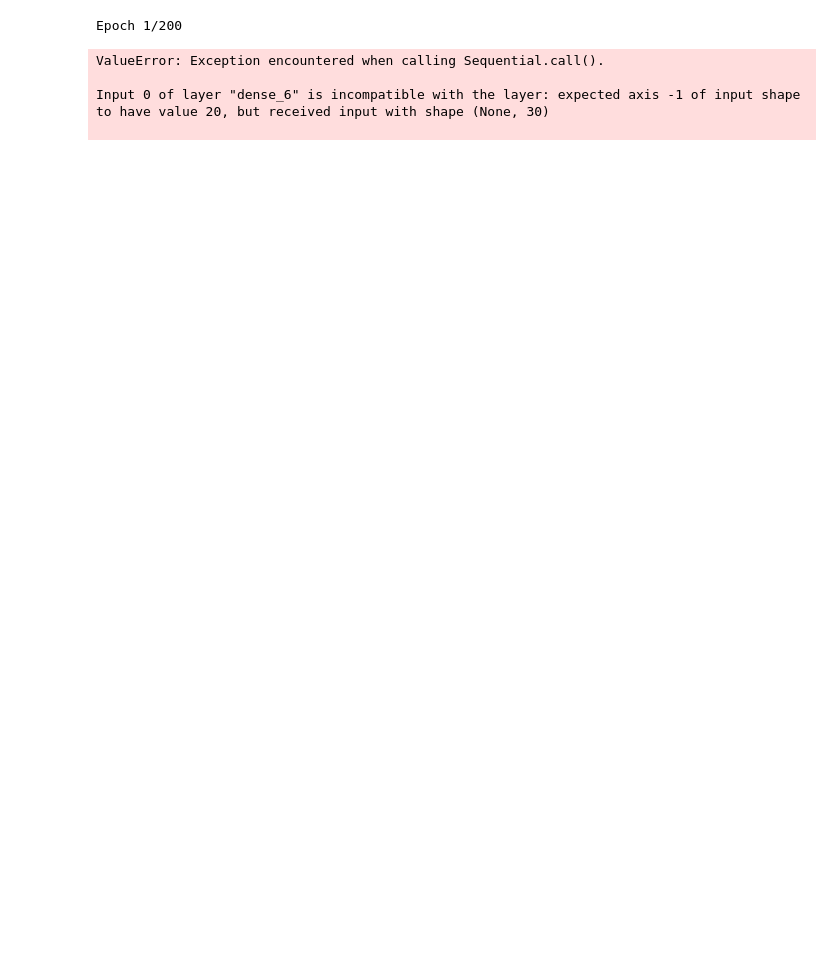
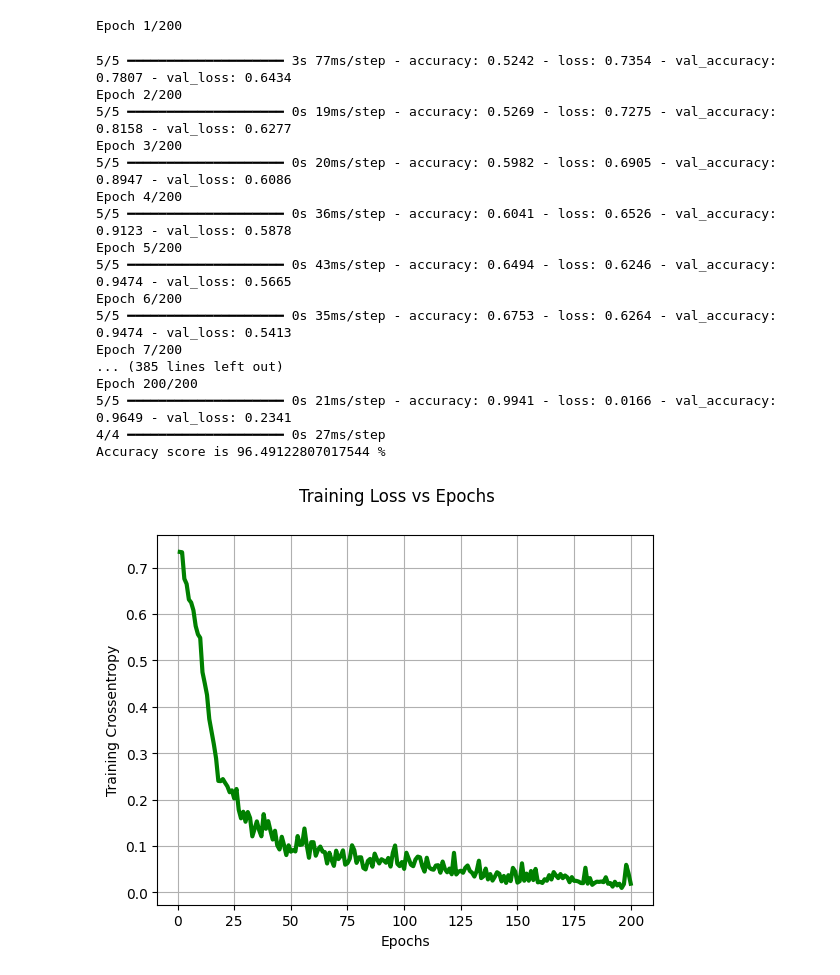
Before and after one commit to aashish3808/generative-ai-for-beginners, a Jupyter notebook: Breast_cancer.ipynb, the cells around one changed output. Cells and saved outputs as stored; diff of their text form; code cells hidden in the pictures; blank space fills up the shorter version.

```diff
--- a/Breast_cancer.ipynb
+++ b/Breast_cancer.ipynb
@@ -30,22 +30,20 @@ oh = OneHotEncoder()
 ytrain = oh.fit_transform(ytrain).toarray()
 
 model = Sequential()
-model.add(Dense(64, input_shape=(20,), activation="relu"))
+model.add(Dense(64, input_shape=(30,), activation="relu"))
 model.add(Dropout(0.5))
 model.add(Dense(128, activation="relu"))
-model.add(Dropout(0.5))
-model.add(Dense(64, activation="relu"))
 model.add(Dropout(0.5))
 model.add(Dense(32, activation="relu"))
 model.add(Dropout(0.5))
 model.add(Dense(16, activation="relu"))
 model.add(Dropout(0.5))
-model.add(Dense(4, activation="softmax"))
+model.add(Dense(2, activation="softmax"))
 model.compile(loss="categorical_crossentropy", optimizer="adam", metrics=["accuracy"])
 
 
-#ytestoh = oh.fit_transform(ytest).toarray()
-history = model.fit(Xtrain, ytrain, epochs=200, batch_size=100, validation_data=(Xtest,ytrain))
+ytestoh = oh.fit_transform(ytest).toarray()
+history = model.fit(Xtrain, ytrain, epochs=200, batch_size=100, validation_data=(Xtest,ytestoh))
 
 ypred = model.predict(Xtest)
 ypred = np.argmax(ypred,axis=1)
@@ -73,34 +71,48 @@ plt.grid(1,which='both')
 plt.suptitle('Training Accuracy vs Epochs')
 plt.show()
 
 
 import matplotlib.pyplot as plt
 plt.plot(range(1, len(history.history['loss']) + 1), history.history['val_loss'],'g-.',linewidth=3)
 plt.xlabel('Epochs')
 plt.ylabel('Validation Crossentropy')
 plt.grid(1,which='both')
 plt.suptitle('Validation Loss vs Epochs')
 plt.show()
 
 
 
 import matplotlib.pyplot as plt
 plt.plot(range(1, len(history.history['loss']) + 1), history.history['val_accuracy'],'b-.',linewidth=3)
 plt.xlabel('Epochs')
 plt.ylabel('Validation Accuracy')
 plt.grid(1,which='both')
 plt.suptitle('Validation Accuracy vs Epochs')
 plt.show()
 
 # model = Sequential()
 # model.add(Dense(128, input_dim=20, activation="relu"))
 # model.add(Dense(64, activation="relu"))
 # model.add(Dense(16, activation="relu"))
 # model.add(Dense(4, activation="softmax"))
 # model.compile(loss="categorical_crossentropy", optimizer="adam", metrics=["accuracy"])
 # %% [output]
 Epoch 1/200
-ValueError: Exception encountered when calling Sequential.call().
-
-Input 0 of layer "dense_6" is incompatible with the layer: expected axis -1 of input shape to have value 20, but received input with shape (None, 30)
-
+5/5 ━━━━━━━━━━━━━━━━━━━━ 3s 77ms/step - accuracy: 0.5242 - loss: 0.7354 - val_accuracy: 0.7807 - val_loss: 0.6434
+Epoch 2/200
+5/5 ━━━━━━━━━━━━━━━━━━━━ 0s 19ms/step - accuracy: 0.5269 - loss: 0.7275 - val_accuracy: 0.8158 - val_loss: 0.6277
+Epoch 3/200
+5/5 ━━━━━━━━━━━━━━━━━━━━ 0s 20ms/step - accuracy: 0.5982 - loss: 0.6905 - val_accuracy: 0.8947 - val_loss: 0.6086
+Epoch 4/200
+5/5 ━━━━━━━━━━━━━━━━━━━━ 0s 36ms/step - accuracy: 0.6041 - loss: 0.6526 - val_accuracy: 0.9123 - val_loss: 0.5878
+Epoch 5/200
+5/5 ━━━━━━━━━━━━━━━━━━━━ 0s 43ms/step - accuracy: 0.6494 - loss: 0.6246 - val_accuracy: 0.9474 - val_loss: 0.5665
+Epoch 6/200
+5/5 ━━━━━━━━━━━━━━━━━━━━ 0s 35ms/step - accuracy: 0.6753 - loss: 0.6264 - val_accuracy: 0.9474 - val_loss: 0.5413
+Epoch 7/200
+... (385 lines left out)
+Epoch 200/200
+5/5 ━━━━━━━━━━━━━━━━━━━━ 0s 21ms/step - accuracy: 0.9941 - loss: 0.0166 - val_accuracy: 0.9649 - val_loss: 0.2341
+4/4 ━━━━━━━━━━━━━━━━━━━━ 0s 27ms/step
+Accuracy score is 96.49122807017544 %
+[figure, added]
```
Also changed, not shown: parts of 2 cells of this notebook.
